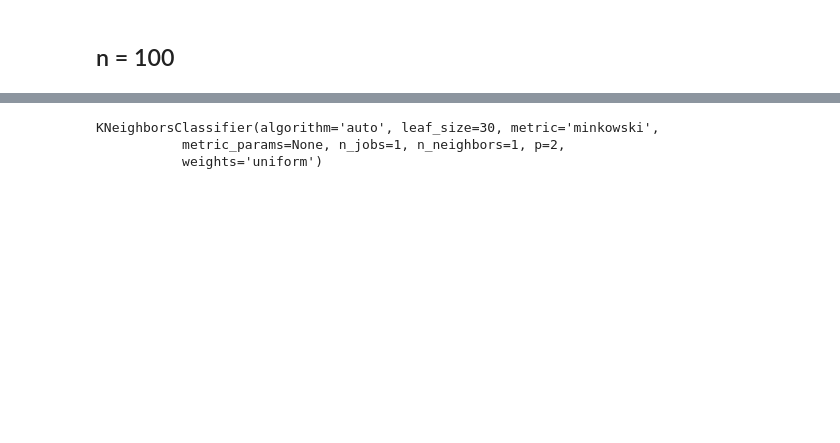
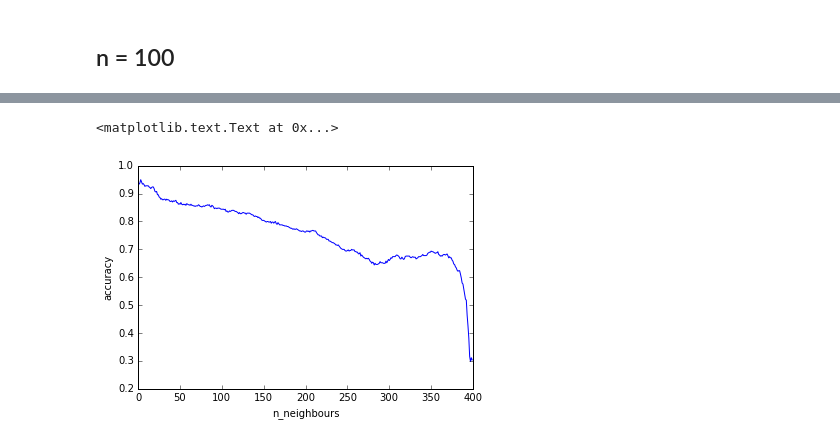
Before and after one commit to g-n-ev/Machine-learning-course, a Jupyter notebook: hw1/ML_1-1.ipynb, the cells around one changed output, grey strips where cells are left out. Drawn from its saved outputs; the diff is of its cells as text; code cells hidden in the pictures; blank space fills up the shorter version.

```diff
--- a/hw1/ML_1-1.ipynb
+++ b/hw1/ML_1-1.ipynb
@@ -211,10 +204,13 @@ kf = cross_validation.KFold(len(classification_problem[0]), 5, shuffle=True)
-# %%
-for train_ind, test_ind in kf:
-    estimator = neighbors.KNeighborsClassifier(n_neighbors=1)
-    estimator.fit(classification_problem[0][train_ind], classification_problem[1][train_ind])
-# %%
-estimator
-# %% [output]
-KNeighborsClassifier(algorithm='auto', leaf_size=30, metric='minkowski',
-           metric_params=None, n_jobs=1, n_neighbors=1, p=2,
-           weights='uniform')
+# %%
+cv_score = dict()
+for k in range(1,400):
+    estimator = neighbors.KNeighborsClassifier(n_neighbors=k)
+    cv = cross_validation.cross_val_score(estimator, classification_problem[0], classification_problem[1], scoring='accuracy', cv = 5)
+    cv_score[k] =  cv.mean()
+# %%
+plt.plot(cv_score.keys(), cv_score.values())
+plt.xlabel('n_neighbours')
+plt.ylabel('accuracy')
+# %% [output]
+<matplotlib.text.Text at 0x...>
+[figure, added]
```
Also changed, not shown: parts of 14 cells of this notebook.
